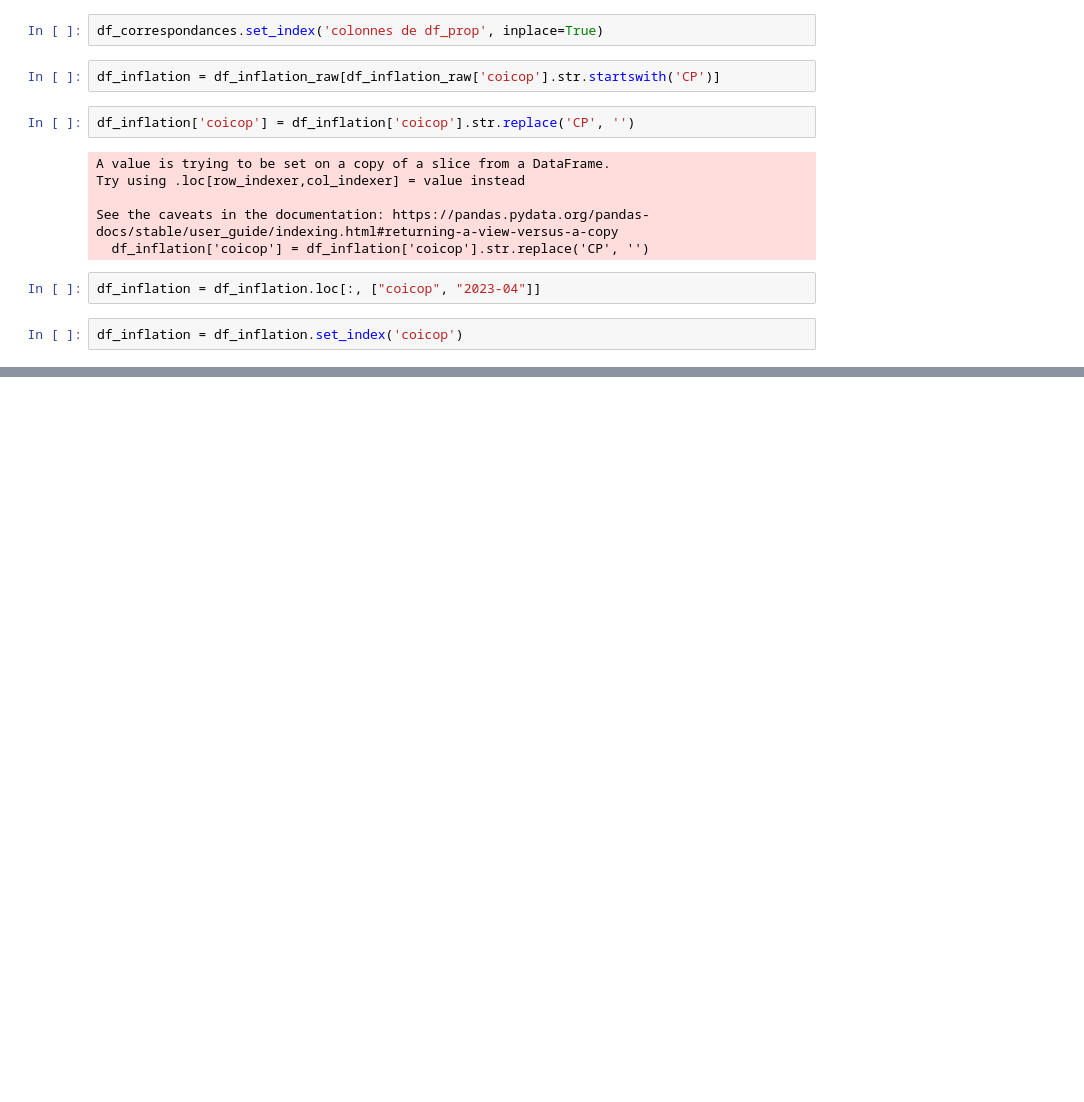
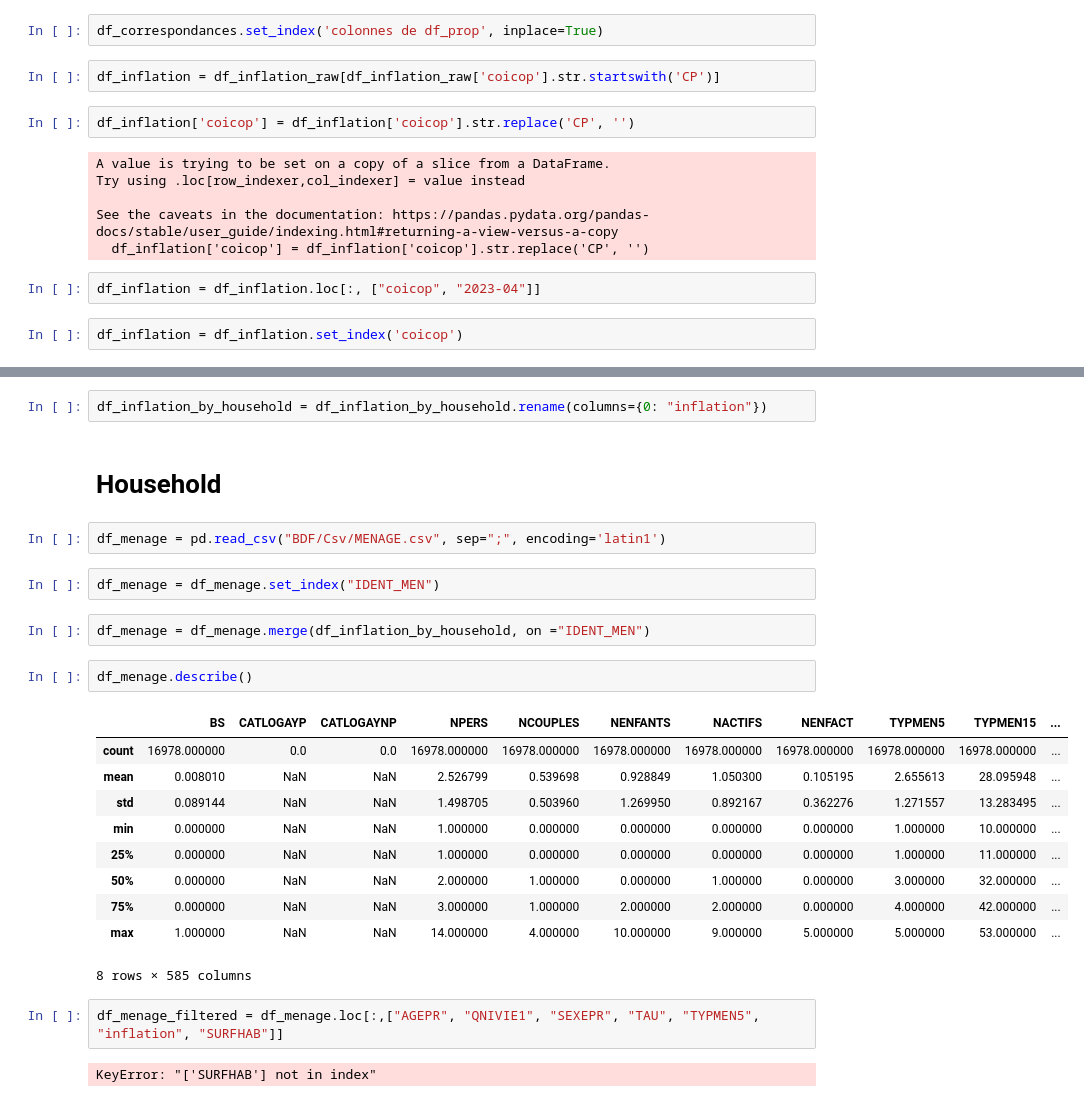
Before and after one commit to rm951/memoireESCP, a Jupyter notebook: post_publication/Figure27.ipynb, the cells around one changed output, grey strips where cells are left out. Saved outputs shown, nothing was run; the diff lists cells and outputs as text; blank space fills up the shorter version.

```diff
--- a/post_publication/Figure27.ipynb
+++ b/post_publication/Figure27.ipynb
@@ -62,0 +57,27 @@ df_prop_inflation = df_prop*df_inflation
+# %%
+df_inflation_by_household = df_inflation_by_household.rename(columns={0: "inflation"})
+# %% [markdown]
+# Household
+# %%
+df_menage = pd.read_csv("BDF/Csv/MENAGE.csv", sep=";", encoding='latin1')
+# %%
+df_menage = df_menage.set_index("IDENT_MEN")
+# %%
+df_menage = df_menage.merge(df_inflation_by_household, on ="IDENT_MEN")
+# %%
+df_menage.describe()
+# %% [output]
+|  | BS | CATLOGAYP | CATLOGAYNP | NPERS | NCOUPLES | NENFANTS | NACTIFS | NENFACT | TYPMEN5 | TYPMEN15 | ... |
+| count | 16978.000000 | 0.0 | 0.0 | 16978.000000 | 16978.000000 | 16978.000000 | 16978.000000 | 16978.000000 | 16978.000000 | 16978.000000 | ... |
+| mean | 0.008010 | NaN | NaN | 2.526799 | 0.539698 | 0.928849 | 1.050300 | 0.105195 | 2.655613 | 28.095948 | ... |
+| std | 0.089144 | NaN | NaN | 1.498705 | 0.503960 | 1.269950 | 0.892167 | 0.362276 | 1.271557 | 13.283495 | ... |
+| min | 0.000000 | NaN | NaN | 1.000000 | 0.000000 | 0.000000 | 0.000000 | 0.000000 | 1.000000 | 10.000000 | ... |
+| 25% | 0.000000 | NaN | NaN | 1.000000 | 0.000000 | 0.000000 | 0.000000 | 0.000000 | 1.000000 | 11.000000 | ... |
+| 50% | 0.000000 | NaN | NaN | 2.000000 | 1.000000 | 0.000000 | 1.000000 | 0.000000 | 3.000000 | 32.000000 | ... |
+| 75% | 0.000000 | NaN | NaN | 3.000000 | 1.000000 | 2.000000 | 2.000000 | 0.000000 | 4.000000 | 42.000000 | ... |
+| max | 1.000000 | NaN | NaN | 14.000000 | 4.000000 | 10.000000 | 9.000000 | 5.000000 | 5.000000 | 53.000000 | ... |
+8 rows × 585 columns
+# %%
+df_menage_filtered = df_menage.loc[:,["AGEPR", "QNIVIE1", "SEXEPR", "TAU", "TYPMEN5", "inflation", "SURFHAB"]]
+# %% [output]
+KeyError: "['SURFHAB'] not in index"
```
Also changed, not shown: parts of 15 cells of this notebook.
